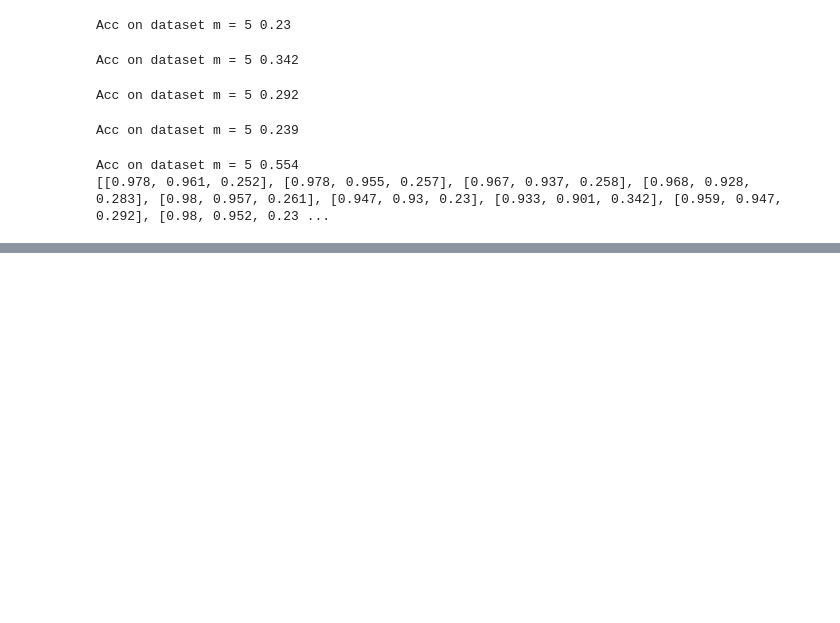
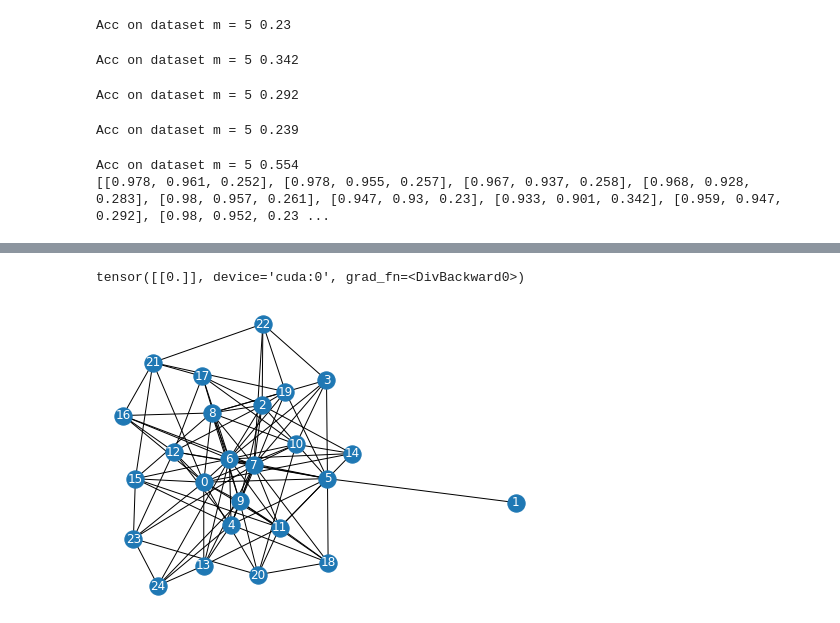
Before and after one commit to viclin0624/CGB, a Jupyter notebook: benchmarks/fixed_model.ipynb, the cells around one changed output, grey strips where cells are left out. Saved outputs shown, nothing was run; the diff lists cells and outputs as text; code cells hidden in the pictures; blank space fills up the shorter version.

Commit message:
rebuild model

```diff
--- a/benchmarks/fixed_model.ipynb
+++ b/benchmarks/fixed_model.ipynb
@@ -652,0 +820,13 @@ Acc on dataset m = 5 0.554
+# %%
+device = torch.device('cuda')
+model_fixed = model_fixed.to(device)
+G = generate_single_sample(0, 0, nodes_num = 25, m = 5, perturb_dic = {4:'square_diagonal'}, seed = 0)
+pos = nx.spring_layout(G, seed = 0)
+nx.draw(G, pos, with_labels = True, font_color = 'white')
+g = dgl.from_networkx(G)
+g = g.to(device)
+output = model_fixed(g, torch.ones((25,1)).to(device))
+print(output)
+# %% [output]
+tensor([[0.]], device='cuda:0', grad_fn=<DivBackward0>)
+[figure, added]
```
Also changed, not shown: parts of 16 cells of this notebook, 7 other files.
